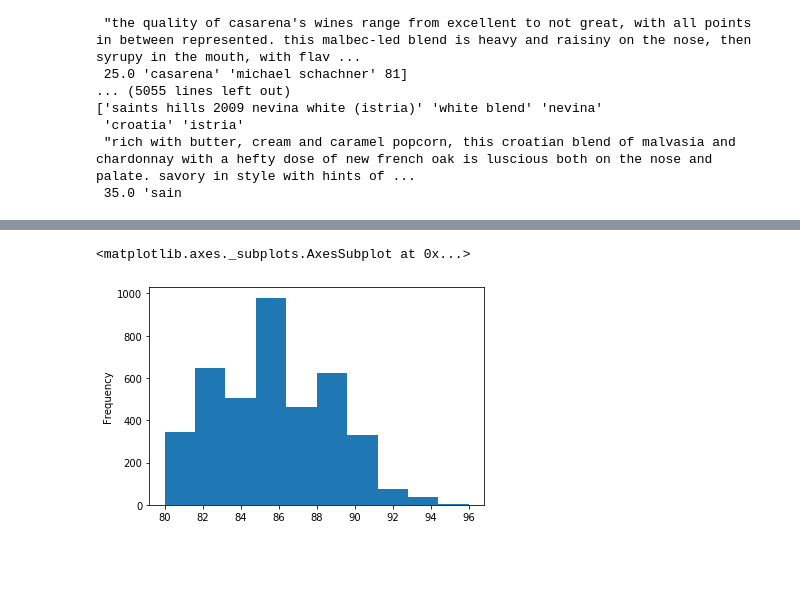
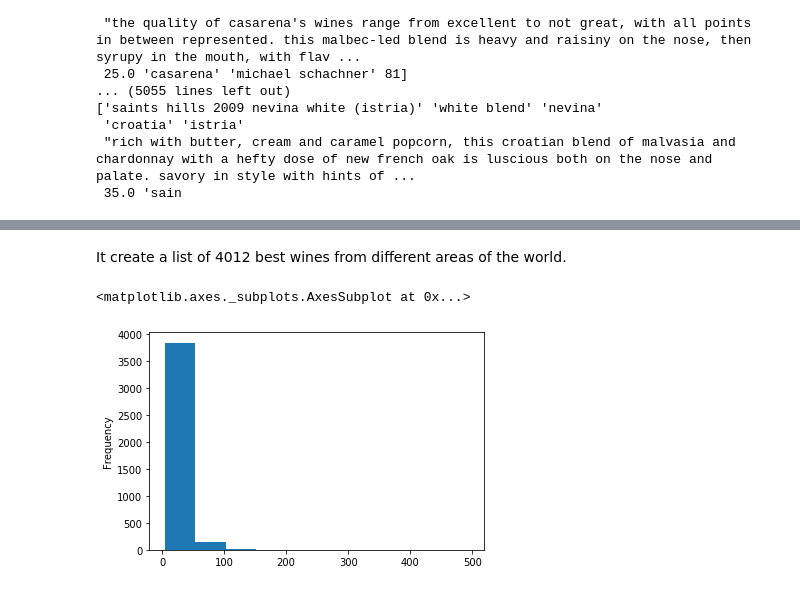
Before and after one commit to arnabdeypolimi/Wine, a Jupyter notebook: question2.ipynb, the cells around one changed output, grey strips where cells are left out. Saved outputs shown, nothing was run; the diff lists cells and outputs as text; code cells hidden in the pictures; blank space fills up the shorter version.

```diff
--- a/question2.ipynb
+++ b/question2.ipynb
@@ -57,0 +174,35 @@ portugal
+# %%
+plt.figure(figsize=(14,16))
+
+variety = df.variety.value_counts()[:20]
+
+plt.subplot(3,1,1)
+g = sns.countplot(x='variety',
+                  data=df.loc[(df.variety.isin(variety.index.values))],
+                  color='darkgreen')
+g.set_title("TOP 20 Variety ", fontsize=20)
+g.set_xlabel(" ", fontsize=15)
+g.set_ylabel("Count", fontsize=15)
+g.set_xticklabels(g.get_xticklabels(),rotation=45)
+
+plt.subplot(3,1,2)
+g1 = sns.boxplot(y='price_log', x='variety',
+                  data=df.loc[(df.variety.isin(variety.index.values))],
+                 color='darkgreen')
+g1.set_title("Price by Variety's", fontsize=20)
+g1.set_xlabel("", fontsize=15)
+g1.set_ylabel("Price", fontsize=15)
+g1.set_xticklabels(g1.get_xticklabels(),rotation=45)
+
+plt.subplot(3,1,3)
+g2 = sns.boxplot(y='points', x='variety',
+                  data=df.loc[(df.variety.isin(variety.index.values))],
+                 color='darkgreen')
+g2.set_title("Points by Variety's", fontsize=20)
+g2.set_xlabel("Variety's", fontsize=15)
+g2.set_ylabel("Points", fontsize=15)
+g2.set_xticklabels(g2.get_xticklabels(),rotation=90)
+
+plt.subplots_adjust(hspace = 0.7,top = 0.9)
+
+plt.show()
@@ -91,0 +246,4 @@ d=d.reset_index()
+# %%
+d=d.reset_index()
+d=d.drop('index',axis=1)
+d.head(5)
@@ -92,5 +257,7 @@ d=d.reset_index()
+# %% [markdown]
+It create a list of 4012 best wines from different areas of the world.
 # %%
-d.points.plot.hist()
+d.price.plot.hist()
 # %% [output]
 <matplotlib.axes._subplots.AxesSubplot at 0x...>
-[figure, old version]
+[figure, new version]
```
Also changed, not shown: parts of 30 cells of this notebook, 1 other file.
